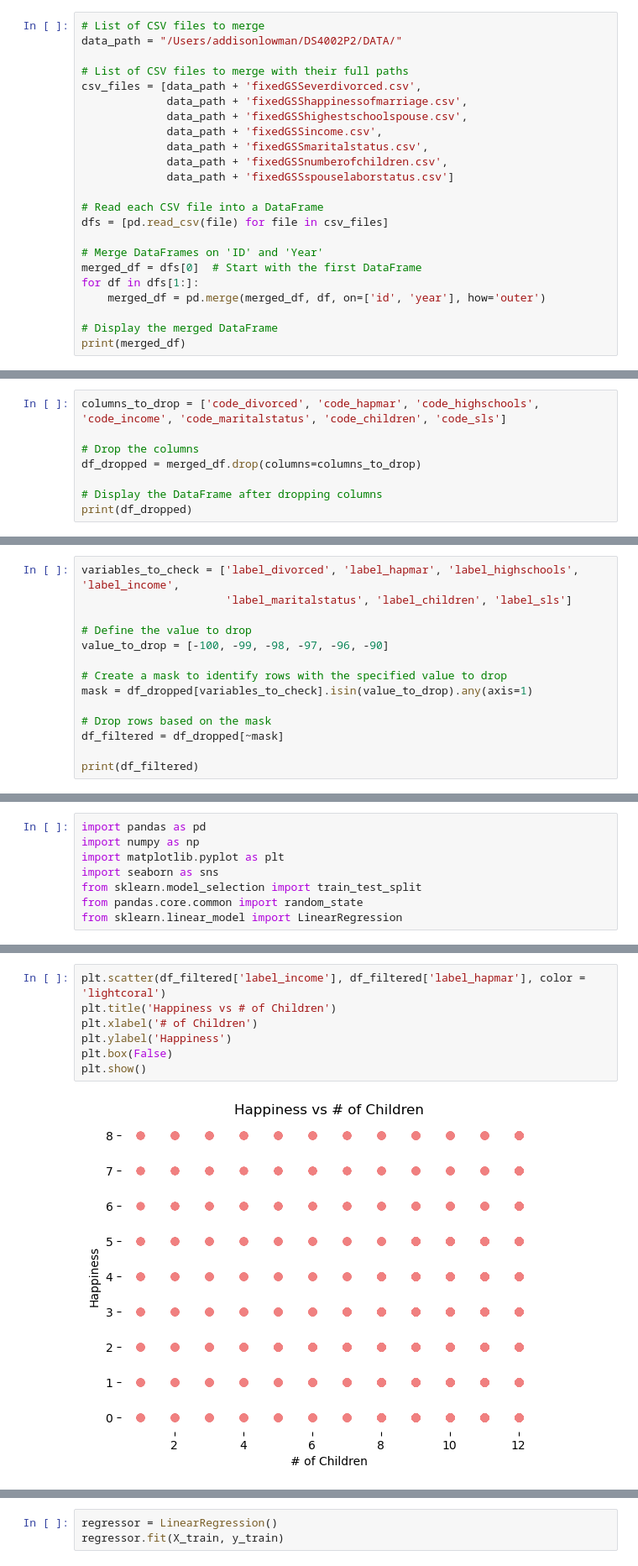
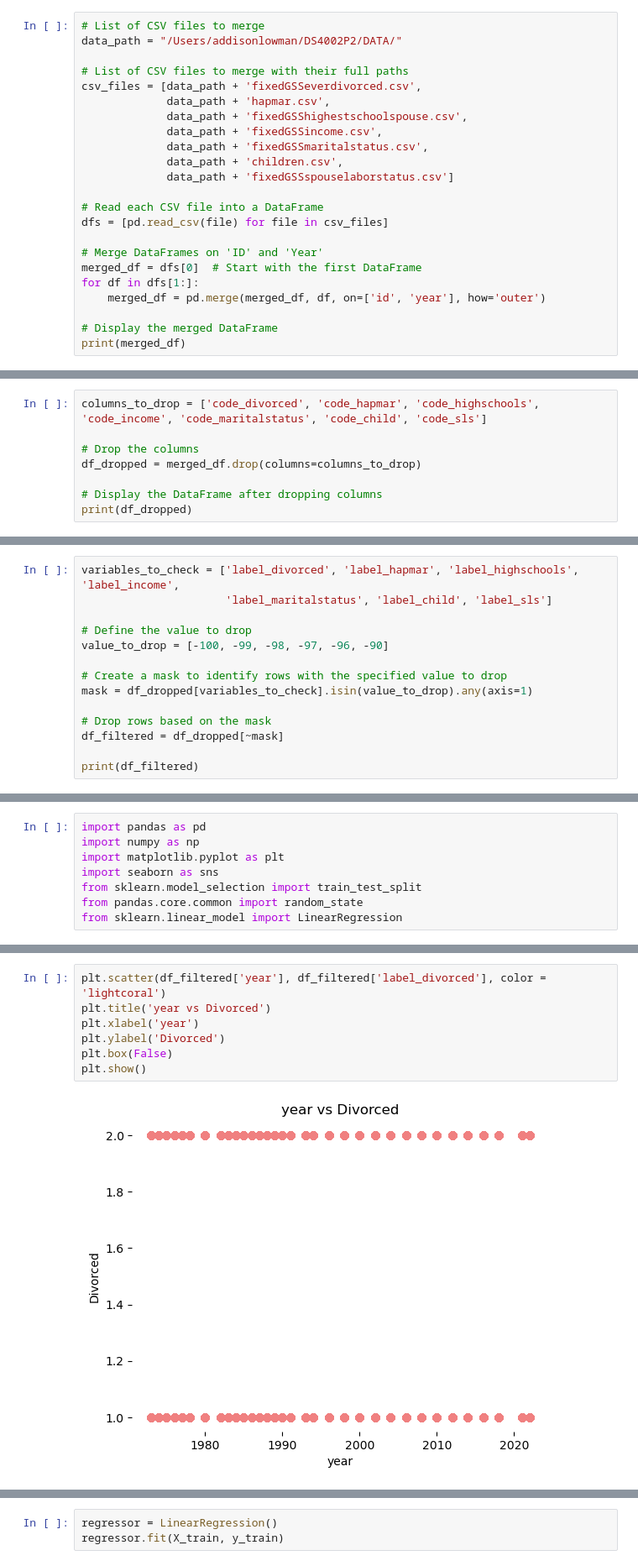
Before and after one commit to ninaysabel/DS4002P2, a Jupyter notebook: Scripts/Project2M1.ipynb, the cells around one changed output, grey strips where cells are left out. Shown: that part at 84% size. Cells and saved outputs as stored; diff of their text form.

```diff
--- a/Scripts/Project2M1.ipynb
+++ b/Scripts/Project2M1.ipynb
@@ -12,11 +12,11 @@ data_path = "/Users/addisonlowman/DS4002P2/DATA/"
 
 # List of CSV files to merge with their full paths
 csv_files = [data_path + 'fixedGSSeverdivorced.csv',
-             data_path + 'fixedGSShappinessofmarriage.csv',
+             data_path + 'hapmar.csv',
              data_path + 'fixedGSShighestschoolspouse.csv',
              data_path + 'fixedGSSincome.csv',
              data_path + 'fixedGSSmaritalstatus.csv',
-             data_path + 'fixedGSSnumberofchildren.csv',
+             data_path + 'children.csv',
              data_path + 'fixedGSSspouselaborstatus.csv']
 
 # Read each CSV file into a DataFrame
@@ -48,7 +48,7 @@ print(merged_df)
 
 [72390 rows x 16 columns]
 # %%
-columns_to_drop = ['code_divorced', 'code_hapmar', 'code_highschools', 'code_income', 'code_maritalstatus', 'code_children', 'code_sls']
+columns_to_drop = ['code_divorced', 'code_hapmar', 'code_highschools', 'code_income', 'code_maritalstatus', 'code_child', 'code_sls']
 
 # Drop the columns
 df_dropped = merged_df.drop(columns=columns_to_drop)
@@ -75,7 +75,7 @@ print(df_dropped)
 [72390 rows x 9 columns]
 # %%
 variables_to_check = ['label_divorced', 'label_hapmar', 'label_highschools', 'label_income',
-                      'label_maritalstatus', 'label_children', 'label_sls']
+                      'label_maritalstatus', 'label_child', 'label_sls']
 
 # Define the value to drop
 value_to_drop = [-100, -99, -98, -97, -96, -90]
@@ -262,10 +330,10 @@ https://gist.github.com/mwaskom/de44147ed2974457ad6372750bbe5751
 # %%
-plt.scatter(df_filtered['label_income'], df_filtered['label_hapmar'], color = 'lightcoral')
-plt.title('Happiness vs # of Children')
-plt.xlabel('# of Children')
-plt.ylabel('Happiness')
+plt.scatter(df_filtered['year'], df_filtered['label_divorced'], color = 'lightcoral')
+plt.title('year vs Divorced')
+plt.xlabel('year')
+plt.ylabel('Divorced')
 plt.box(False)
 plt.show()
 # %% [output]
-[figure, old version]
+[figure, new version]
 # %%
```
Also changed, not shown: parts of 17 cells of this notebook.
